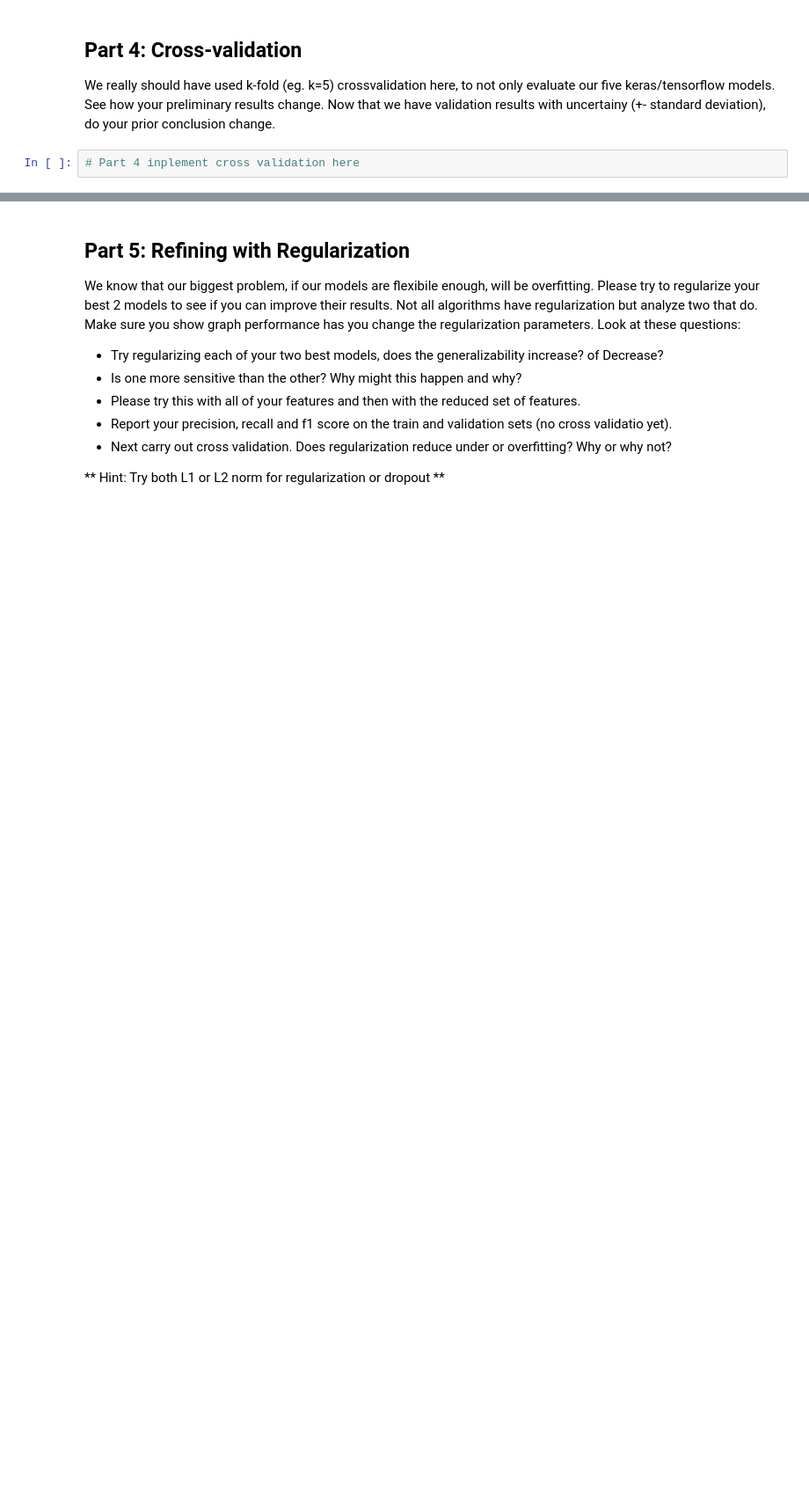
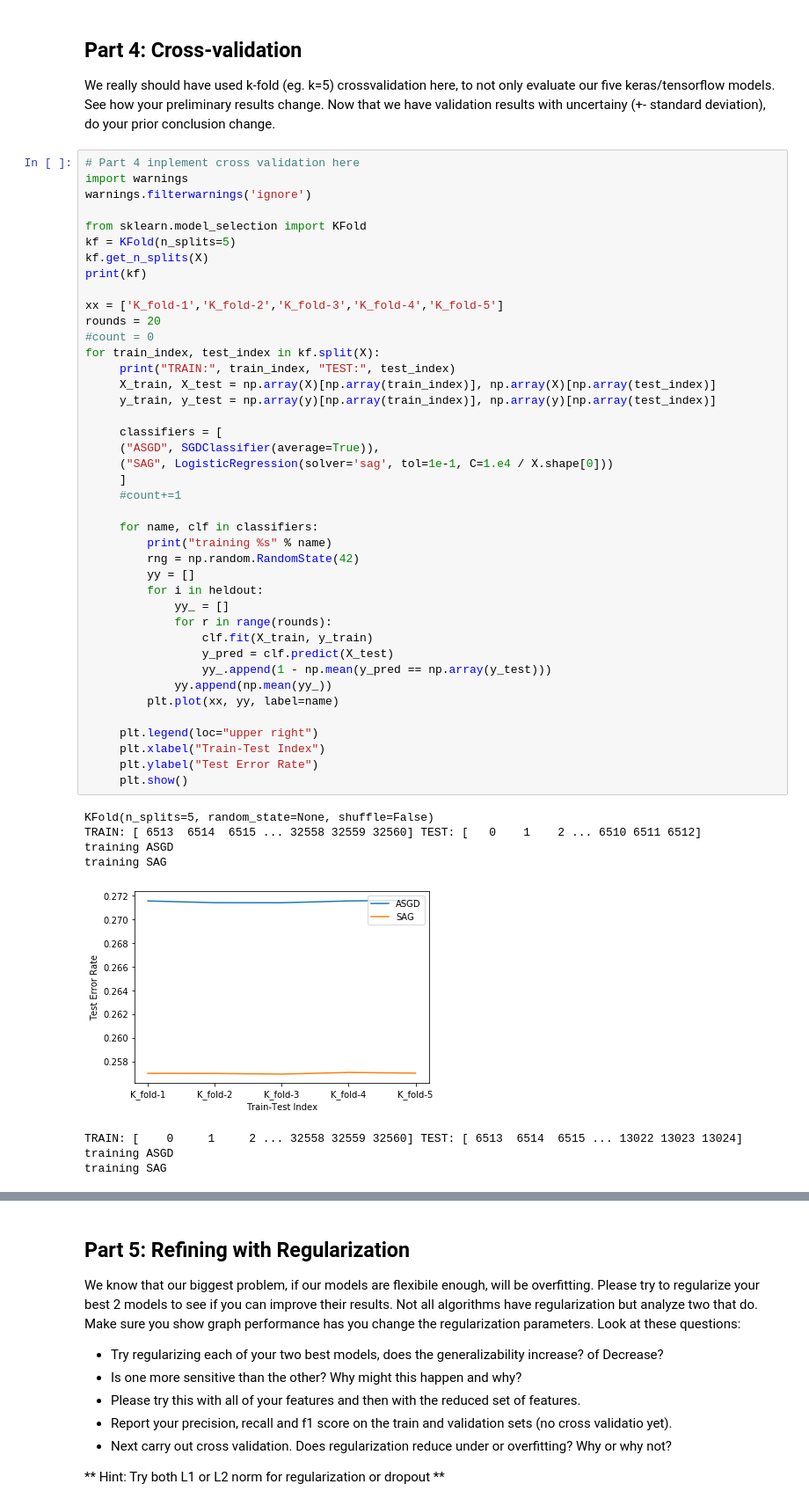
Before and after one commit to adomakor412/ML_DM, a Jupyter notebook: HW/HW2/hw2_problem4.ipynb, the cells around one changed output, grey strips where cells are left out. Shown: that part at 88% size. Drawn from its saved outputs; the diff is of its cells as text; blank space fills up the shorter version.

```diff
--- a/HW/HW2/hw2_problem4.ipynb
+++ b/HW/HW2/hw2_problem4.ipynb
@@ -215,5 +228,53 @@ Include some graphs and peformance metrics
 # %% [markdown]
 ## Part 4: Cross-validation
 We really should have used k-fold (eg. k=5) crossvalidation here, to not only evaluate our five keras/tensorflow models. See how your preliminary results change. Now that we have validation results with uncertainy (+- standard deviation), do your prior conclusion change.
-# %%
-# Part 4 inplement cross validation here
+# %%
+# Part 4 inplement cross validation here
+import warnings
+warnings.filterwarnings('ignore')
+
+from sklearn.model_selection import KFold
+kf = KFold(n_splits=5)
+kf.get_n_splits(X)
+print(kf)
+
+xx = ['K_fold-1','K_fold-2','K_fold-3','K_fold-4','K_fold-5']
+rounds = 20
+#count = 0
+for train_index, test_index in kf.split(X):
+     print("TRAIN:", train_index, "TEST:", test_index)
+     X_train, X_test = np.array(X)[np.array(train_index)], np.array(X)[np.array(test_index)]
+     y_train, y_test = np.array(y)[np.array(train_index)], np.array(y)[np.array(test_index)]
+
+     classifiers = [
+     ("ASGD", SGDClassifier(average=True)),
+     ("SAG", LogisticRegression(solver='sag', tol=1e-1, C=1.e4 / X.shape[0]))
+     ]
+     #count+=1
+
+     for name, clf in classifiers:
+         print("training %s" % name)
+         rng = np.random.RandomState(42)
+         yy = []
+         for i in heldout:
+             yy_ = []
+             for r in range(rounds):
+                 clf.fit(X_train, y_train)
+                 y_pred = clf.predict(X_test)
+                 yy_.append(1 - np.mean(y_pred == np.array(y_test)))
+             yy.append(np.mean(yy_))
+         plt.plot(xx, yy, label=name)
+
+     plt.legend(loc="upper right")
+     plt.xlabel("Train-Test Index")
+     plt.ylabel("Test Error Rate")
+     plt.show()
+# %% [output]
+KFold(n_splits=5, random_state=None, shuffle=False)
+TRAIN: [ 6513  6514  6515 ... 32558 32559 32560] TEST: [   0    1    2 ... 6510 6511 6512]
+training ASGD
+training SAG
+[figure, added]
+TRAIN: [    0     1     2 ... 32558 32559 32560] TEST: [ 6513  6514  6515 ... 13022 13023 13024]
+training ASGD
+training SAG
```
Also changed, not shown: parts of 12 cells of this notebook, 3 other files.
